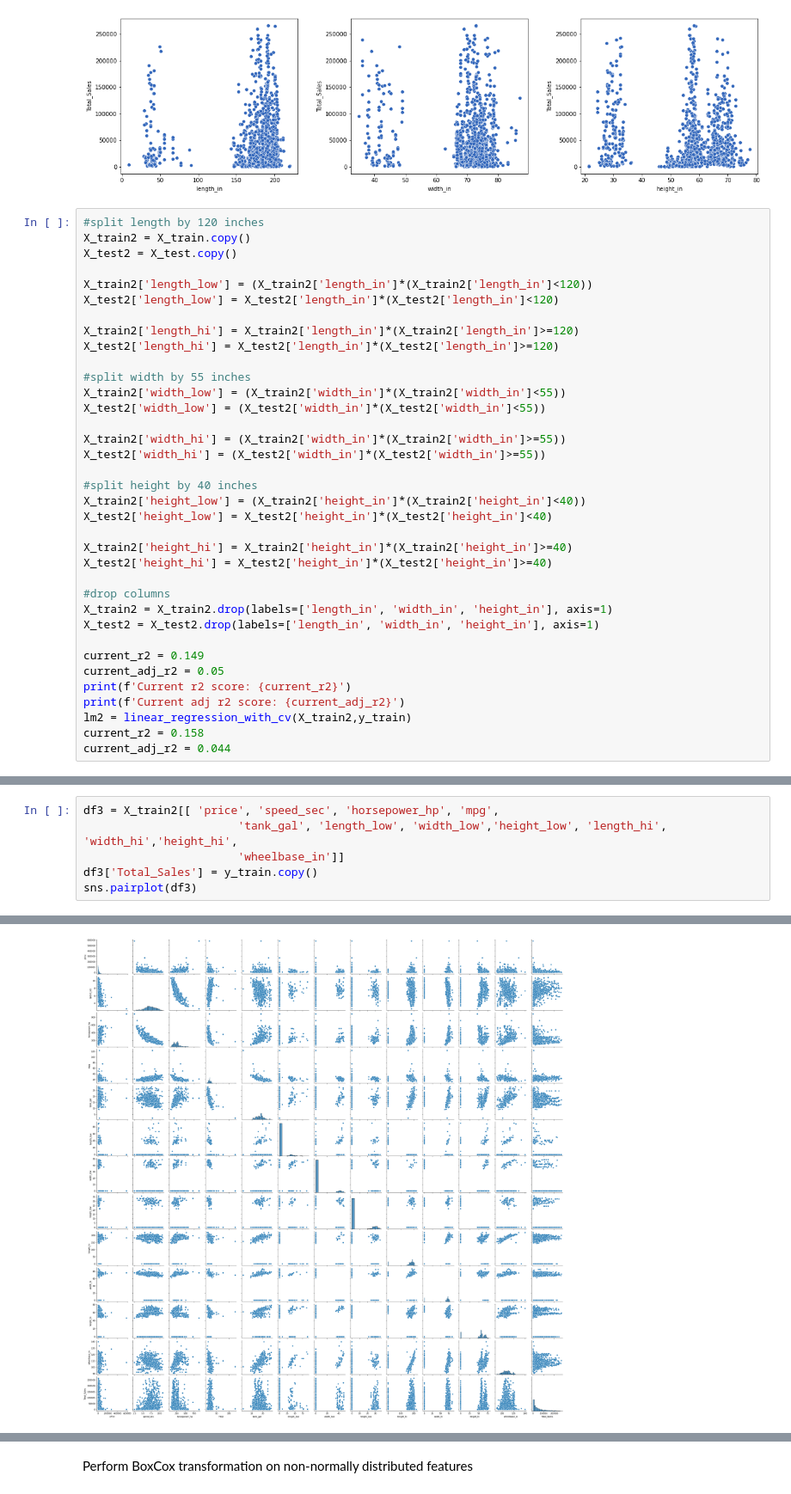
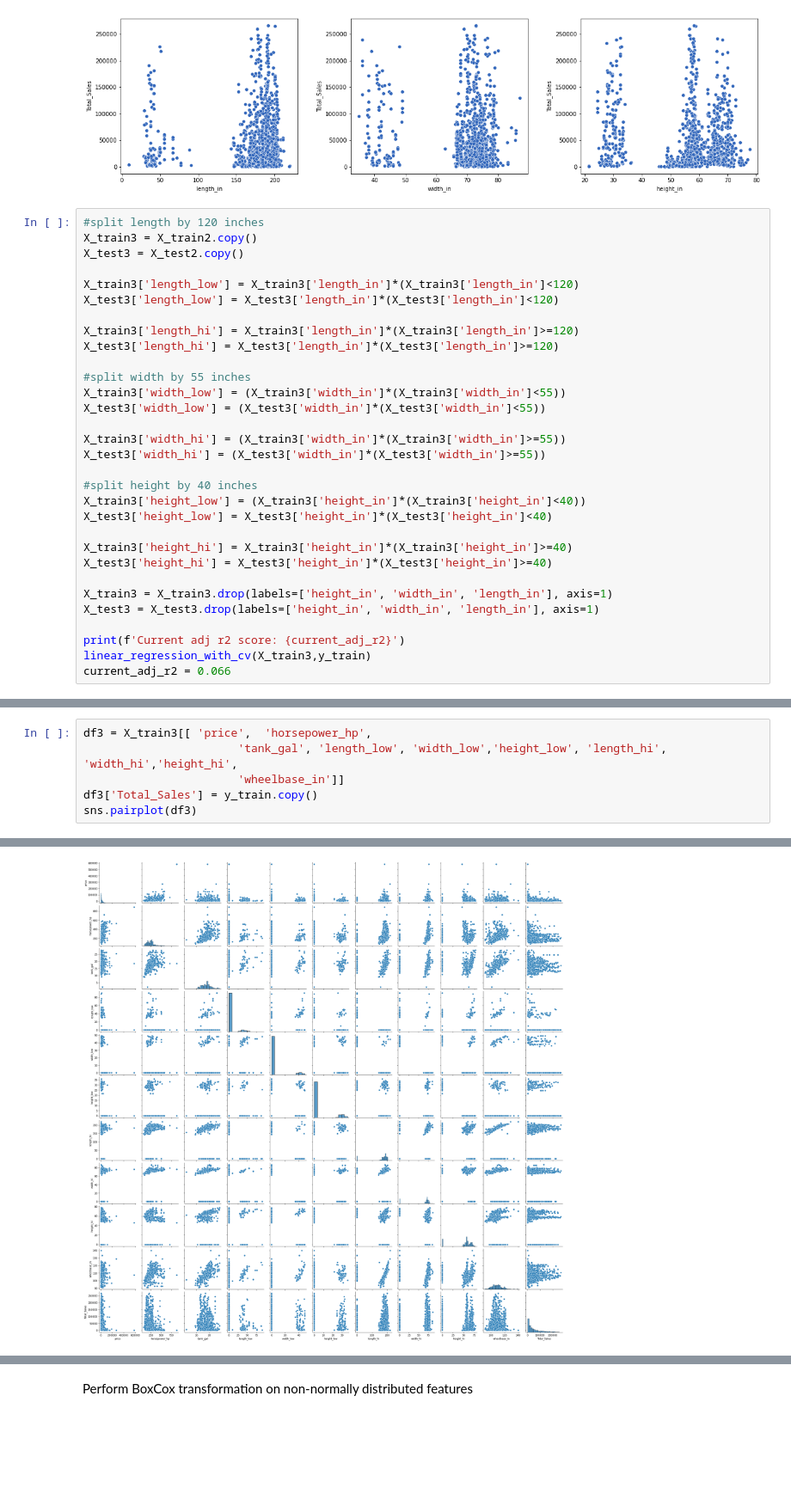
Before and after one commit to racheldilley1/car-sales-predictor, a Jupyter notebook: Notebooks/EDA & Modeling Workbook.ipynb, the cells around one changed output, grey strips where cells are left out. Shown at 86% size. Cells and saved outputs as stored; diff of their text form; blank space fills up the shorter version.

```diff
--- a/Notebooks/EDA & Modeling Workbook.ipynb
+++ b/Notebooks/EDA & Modeling Workbook.ipynb
@@ -537,38 +542,33 @@ sns.scatterplot(x=df1['height_in'], y=df1['Total_Sales'], color = '#3468bc')
 [figure]
 # %%
 #split length by 120 inches
-X_train2 = X_train.copy()
-X_test2 = X_test.copy()
+X_train3 = X_train2.copy()
+X_test3 = X_test2.copy()
 
-X_train2['length_low'] = (X_train2['length_in']*(X_train2['length_in']<120))
-X_test2['length_low'] = X_test2['length_in']*(X_test2['length_in']<120)
+X_train3['length_low'] = X_train3['length_in']*(X_train3['length_in']<120)
+X_test3['length_low'] = X_test3['length_in']*(X_test3['length_in']<120)
 
-X_train2['length_hi'] = X_train2['length_in']*(X_train2['length_in']>=120)
-X_test2['length_hi'] = X_test2['length_in']*(X_test2['length_in']>=120)
+X_train3['length_hi'] = X_train3['length_in']*(X_train3['length_in']>=120)
+X_test3['length_hi'] = X_test3['length_in']*(X_test3['length_in']>=120)
 
 #split width by 55 inches
-X_train2['width_low'] = (X_train2['width_in']*(X_train2['width_in']<55))
-X_test2['width_low'] = (X_test2['width_in']*(X_test2['width_in']<55))
+X_train3['width_low'] = (X_train3['width_in']*(X_train3['width_in']<55))
+X_test3['width_low'] = (X_test3['width_in']*(X_test3['width_in']<55))
 
-X_train2['width_hi'] = (X_train2['width_in']*(X_train2['width_in']>=55))
-X_test2['width_hi'] = (X_test2['width_in']*(X_test2['width_in']>=55))
+X_train3['width_hi'] = (X_train3['width_in']*(X_train3['width_in']>=55))
+X_test3['width_hi'] = (X_test3['width_in']*(X_test3['width_in']>=55))
 
 #split height by 40 inches
-X_train2['height_low'] = (X_train2['height_in']*(X_train2['height_in']<40))
-X_test2['height_low'] = X_test2['height_in']*(X_test2['height_in']<40)
+X_train3['height_low'] = (X_train3['height_in']*(X_train3['height_in']<40))
+X_test3['height_low'] = X_test3['height_in']*(X_test3['height_in']<40)
 
-X_train2['height_hi'] = X_train2['height_in']*(X_train2['height_in']>=40)
-X_test2['height_hi'] = X_test2['height_in']*(X_test2['height_in']>=40)
+X_train3['height_hi'] = X_train3['height_in']*(X_train3['height_in']>=40)
+X_test3['height_hi'] = X_test3['height_in']*(X_test3['height_in']>=40)
 
-#drop columns
-X_train2 = X_train2.drop(labels=['length_in', 'width_in', 'height_in'], axis=1)
-X_test2 = X_test2.drop(labels=['length_in', 'width_in', 'height_in'], axis=1)
+X_train3 = X_train3.drop(labels=['height_in', 'width_in', 'length_in'], axis=1)
+X_test3 = X_test3.drop(labels=['height_in', 'width_in', 'length_in'], axis=1)
 
-current_r2 = 0.149
-current_adj_r2 = 0.05
-print(f'Current r2 score: {current_r2}')
 print(f'Current adj r2 score: {current_adj_r2}')
-lm2 = linear_regression_with_cv(X_train2,y_train)
-current_r2 = 0.158
-current_adj_r2 = 0.044
+linear_regression_with_cv(X_train3,y_train)
+current_adj_r2 = 0.066
 # %% [output]
@@ -582,17 +582,17 @@ Improved r2 but adj r2 went down because more features were added. Lets look at
 # %%
-df3 = X_train2[[ 'price', 'speed_sec', 'horsepower_hp', 'mpg',
+df3 = X_train3[[ 'price',  'horsepower_hp',
                        'tank_gal', 'length_low', 'width_low','height_low', 'length_hi', 'width_hi','height_hi',
                        'wheelbase_in']]
 df3['Total_Sales'] = y_train.copy()
 sns.pairplot(df3)
 # %% [output]
 A value is trying to be set on a copy of a slice from a DataFrame.
 Try using .loc[row_indexer,col_indexer] = value instead
 
 See the caveats in the documentation: https://pandas.pydata.org/pandas-docs/stable/user_guide/indexing.html#returning-a-view-versus-a-copy
   df3['Total_Sales'] = y_train.copy()
 <seaborn.axisgrid.PairGrid at 0x...>
-[figure, old version]
+[figure, new version]
 # %%
 plt.figure(figsize=(10,5))
 sns.heatmap(df3.corr(), cmap="seismic", annot=True, vmin=-1, vmax=1);
```
Also changed, not shown: parts of 61 cells of this notebook.
